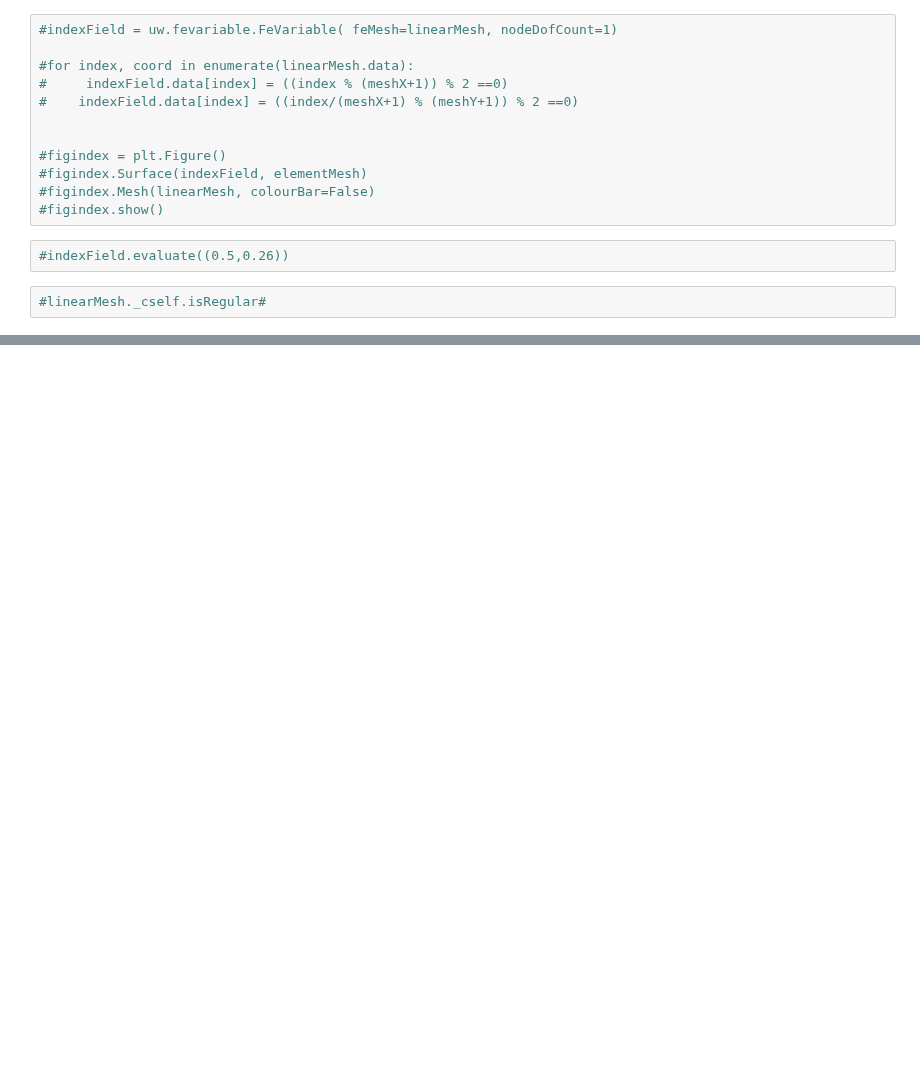
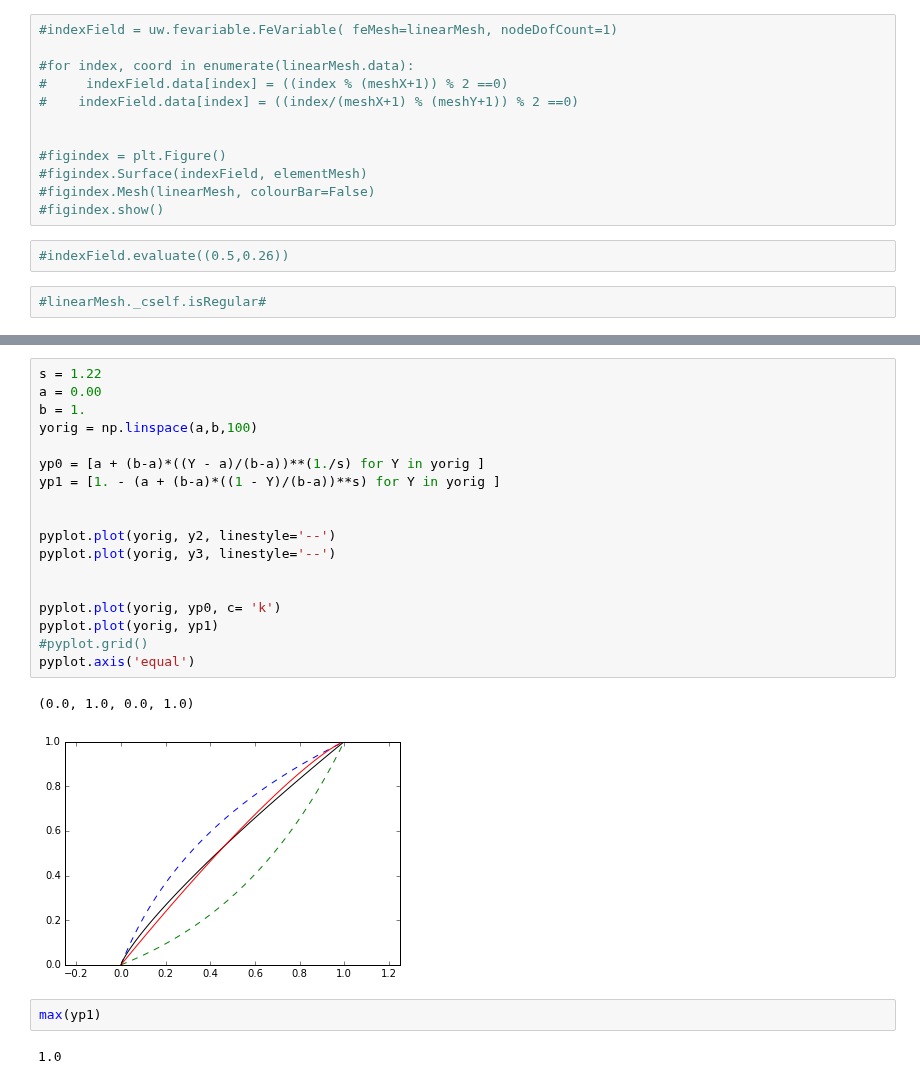
Before and after one commit to dansand/uw-bits, a Jupyter notebook: mesh_refine/exp_refine.ipynb, the cells around one changed output, grey strips where cells are left out. Saved outputs shown, nothing was run; the diff lists cells and outputs as text; blank space fills up the shorter version.

```diff
--- a/mesh_refine/exp_refine.ipynb
+++ b/mesh_refine/exp_refine.ipynb
@@ -190,0 +211,25 @@ fig2.show()
+# %%
+s = 1.22
+a = 0.00
+b = 1.
+yorig = np.linspace(a,b,100)
+
+yp0 = [a + (b-a)*((Y - a)/(b-a))**(1./s) for Y in yorig ]
+yp1 = [1. - (a + (b-a)*((1 - Y)/(b-a))**s) for Y in yorig ]
+
+
+pyplot.plot(yorig, y2, linestyle='--')
+pyplot.plot(yorig, y3, linestyle='--')
+
+
+pyplot.plot(yorig, yp0, c= 'k')
+pyplot.plot(yorig, yp1)
+#pyplot.grid()
+pyplot.axis('equal')
+# %% [output]
+(0.0, 1.0, 0.0, 1.0)
+[figure, added]
+# %%
+max(yp1)
+# %% [output]
+1.0
```
Also changed, not shown: parts of 27 cells of this notebook.
